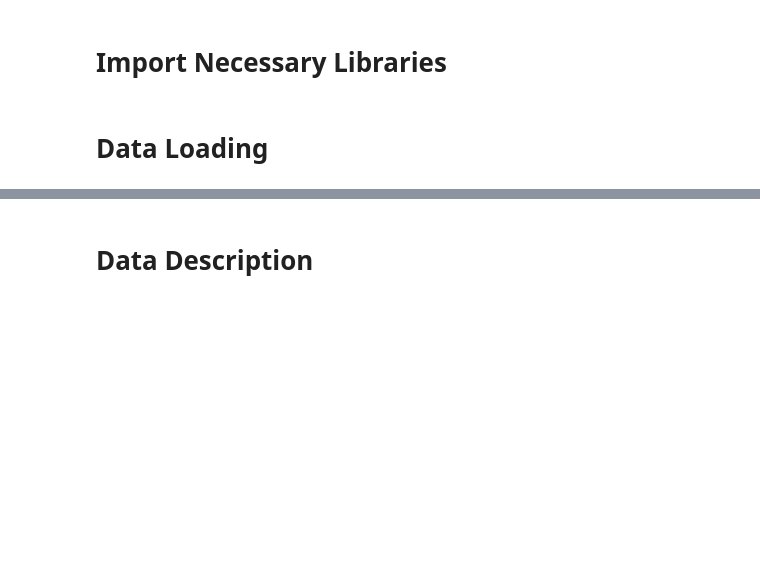
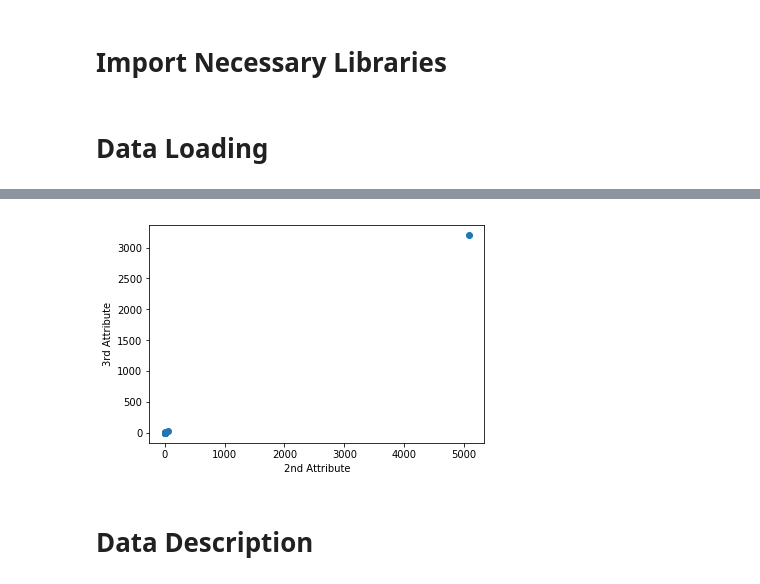
Before and after one commit to abender14/Blockchain-Capstone, a Jupyter notebook: CAPSTONE/ML_Model.ipynb, the cells around one changed output, grey strips where cells are left out. Cells and saved outputs as stored; diff of their text form; code cells hidden in the pictures; blank space fills up the shorter version.

```diff
--- a/CAPSTONE/ML_Model.ipynb
+++ b/CAPSTONE/ML_Model.ipynb
@@ -36,3 +135,13 @@ test
+# %%
+#calculate correlations between real-valued attributes
+dataRow2 = test.iloc[2,0:10]
+dataRow3 = test.iloc[3,0:10]
+plot.scatter(dataRow2, dataRow3)
+plot.xlabel("2nd Attribute")
+plot.ylabel(("3rd Attribute"))
+plot.show()
+# %% [output]
+[figure, added]
 # %% [markdown]
 # Data Description
 # %% [markdown]
```
Also changed, not shown: parts of 14 cells of this notebook.
